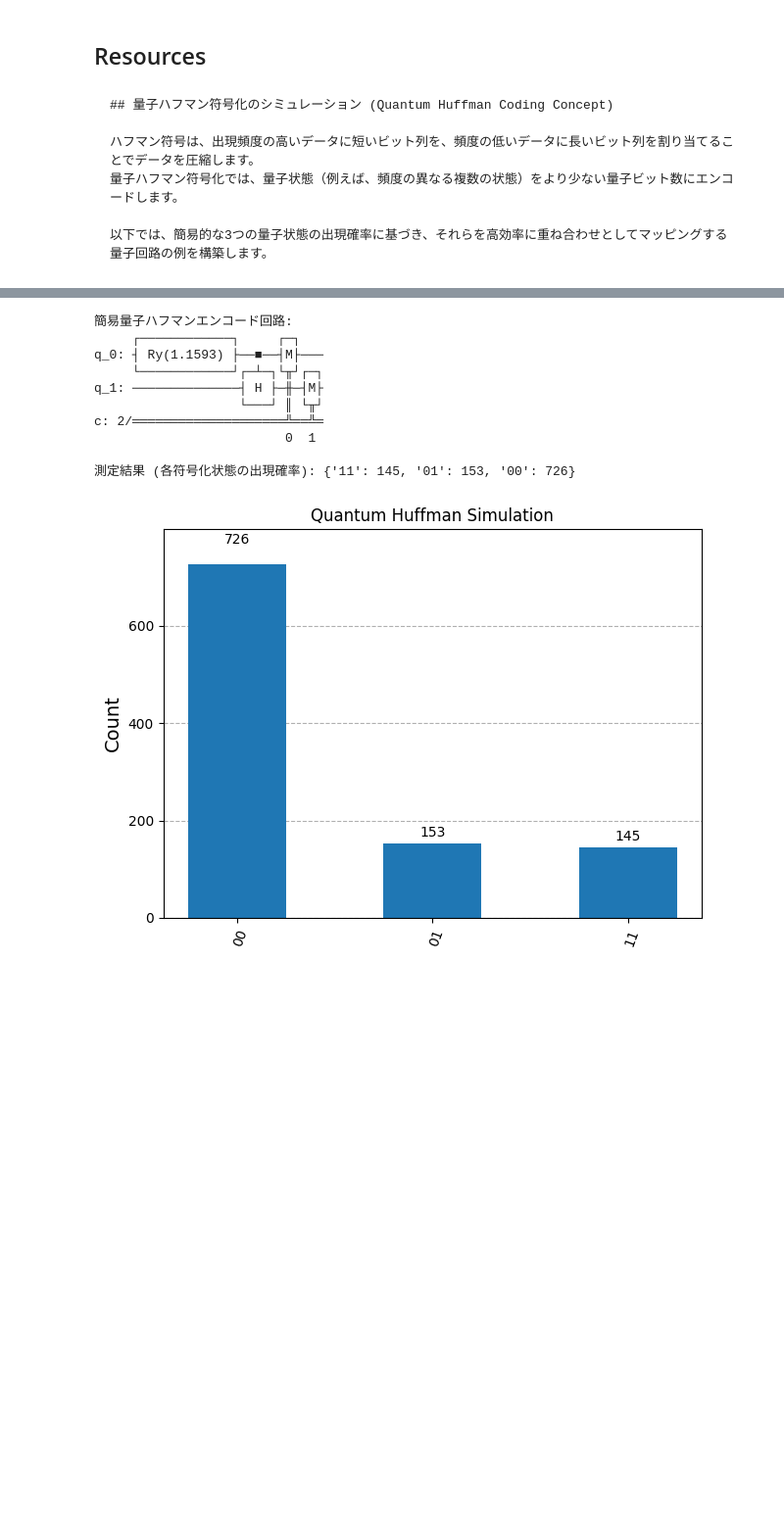
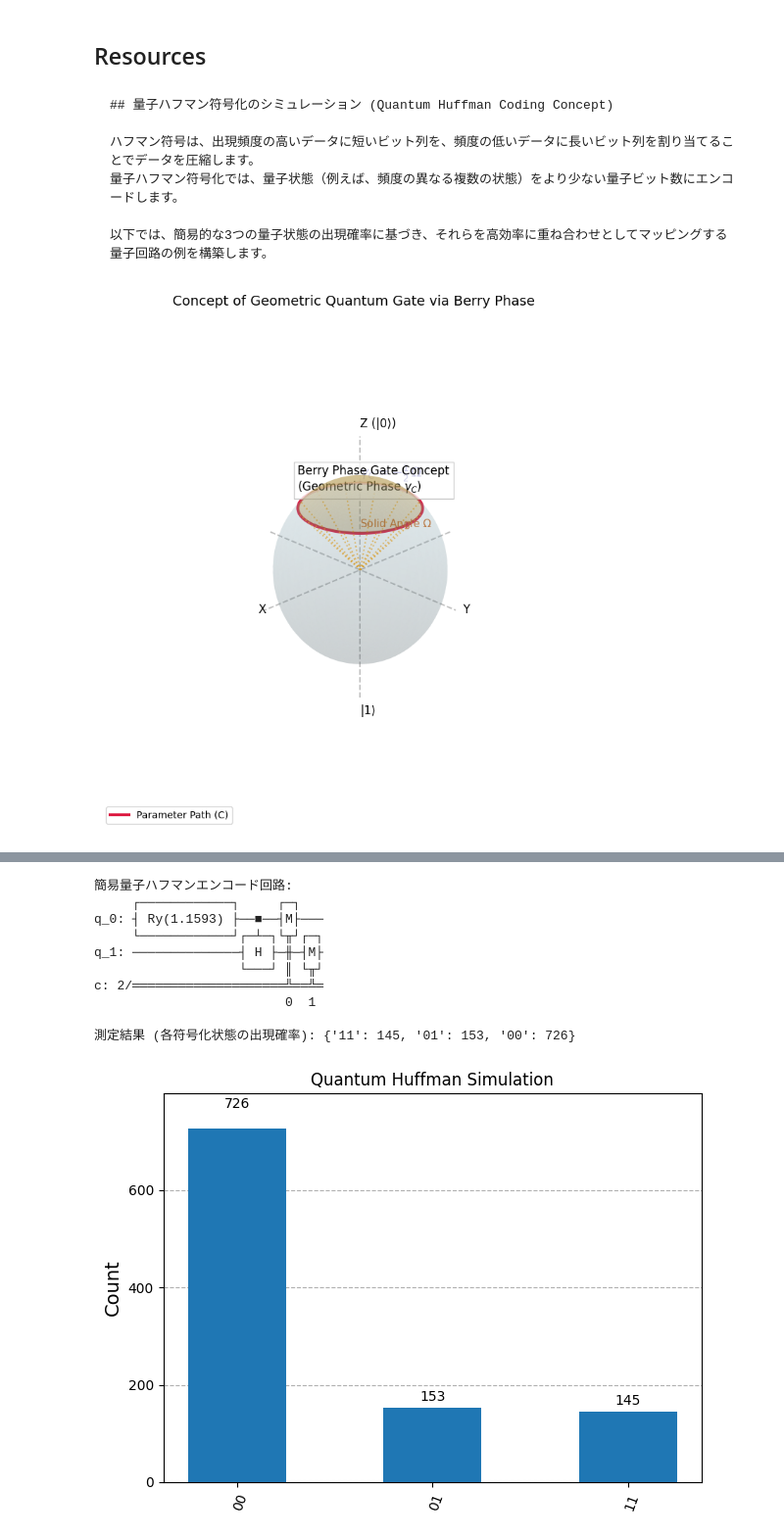
Before and after one commit to degital-secretary/Personal_Bell_Tests, a Jupyter notebook: huru_ipynb_のコピー.ipynb, the cells around one changed output, grey strips where cells are left out. Shown at 98% size. Cells and saved outputs as stored; diff of their text form; code cells hidden in the pictures; blank space fills up the shorter version.

````diff
--- a/huru_ipynb_のコピー.ipynb
+++ b/huru_ipynb_のコピー.ipynb
@@ -966,3 +966,80 @@ https://utokyo-icepp.github.io/qc-workbook/ja/prerequisites.html
 
 以下では、簡易的な3つの量子状態の出現確率に基づき、それらを高効率に重ね合わせとしてマッピングする量子回路の例を構築します。
 ```
+# %%
+import numpy as np
+import matplotlib.pyplot as plt
+from mpl_toolkits.mplot3d import Axes3D
+
+# 3D描画用のフィギュアを作成
+fig = plt.figure(figsize=(10, 8))
+ax = fig.add_subplot(111, projection='3d')
+
+# 1. ブロッホ球（あるいはパラメータ空間の単位球面）の描画
+u = np.linspace(0, 2 * np.pi, 100)
+v = np.linspace(0, np.pi, 100)
+x_sphere = np.outer(np.cos(u), np.sin(v))
+y_sphere = np.outer(np.sin(u), np.sin(v))
+z_sphere = np.outer(np.ones(np.size(u)), np.cos(v))
+
+# 半透明の球面を描画
+ax.plot_surface(x_sphere, y_sphere, z_sphere, color='lightblue', alpha=0.15, edgecolor='none')
+
+# 2. 軸の描画
+ax.plot([-1.5, 1.5], [0, 0], [0, 0], color='gray', linestyle='--', alpha=0.5)
+ax.plot([0, 0], [-1.5, 1.5], [0, 0], color='gray', linestyle='--', alpha=0.5)
+ax.plot([0, 0], [0, 0], [-1.5, 1.5], color='gray', linestyle='--', alpha=0.5)
+ax.text(1.6, 0, 0, "X", color='black', fontsize=12)
+ax.text(0, 1.6, 0, "Y", color='black', fontsize=12)
+ax.text(0, 0, 1.6, "Z (|0⟩)", color='black', fontsize=12)
+ax.text(0, 0, -1.7, "|1⟩", color='black', fontsize=12)
+
+# 3. 閉経路（ループ C）の生成
+# 例として、北極 (Z軸) からスタートし、球面上を巡って戻る円形の閉経路を描く
+theta_loop = np.pi / 4  # 緯度（頂角）
+phi_vals = np.linspace(0, 2 * np.pi, 100)
+x_path = np.sin(theta_loop) * np.cos(phi_vals)
+y_path = np.sin(theta_loop) * np.sin(phi_vals)
+z_path = np.cos(theta_loop) * np.ones_like(phi_vals)
+
+# 閉経路を描画（太い赤線）
+ax.plot(x_path, y_path, z_path, color='crimson', linewidth=3, label='Parameter Path (C)')
+
+# 4. 原点から経路へのベクトルをいくつか描画して「コーン」を表現
+for p in np.linspace(0, 2 * np.pi, 12, endpoint=False):
+    xp = np.sin(theta_loop) * np.cos(p)
+    yp = np.sin(theta_loop) * np.sin(p)
+    zp = np.cos(theta_loop)
+    ax.plot([0, xp], [0, yp], [0, zp], color='orange', linestyle=':', alpha=0.7)
+
+# 獲得するベリー位相の元になる「立体角 Ω」の領域を薄いオレンジ色でハイライト
+# 簡易的に傘の形の表面をプロット
+u_cone = np.linspace(0, 2 * np.pi, 50)
+v_cone = np.linspace(0, theta_loop, 50)
+x_cone = np.outer(np.cos(u_cone), np.sin(v_cone))
+y_cone = np.outer(np.sin(u_cone), np.sin(v_cone))
+z_cone = np.outer(np.ones(np.size(u_cone)), np.cos(v_cone))
+ax.plot_surface(x_cone, y_cone, z_cone, color='orange', alpha=0.3, edgecolor='none')
+
+# 5. ラベルとテキストの追加
+# 経路の進行方向を示す矢印の代わり
+ax.quiver(x_path[25], y_path[25], z_path[25], -np.sin(phi_vals[25]), np.cos(phi_vals[25]), 0,
+          length=0.2, color='crimson', pivot='middle', arrow_length_ratio=0.5)
+
+# 数式の注釈を追加
+ax.text(0.1, 0.1, 1.1, "$\\gamma_C = -\\frac{1}{2}\\Omega$", color='darkblue', fontsize=14, fontweight='bold')
+ax.text(0.2, 0.2, 0.6, "Solid Angle $\\Omega$", color='chocolate', fontsize=11)
+ax.text(0.5, -0.5, 0.9, "Berry Phase Gate Concept\n(Geometric Phase $\\gamma_C$)",
+        color='black', fontsize=12, bbox=dict(facecolor='white', alpha=0.8, edgecolor='silver'))
+
+# グラフの表示設定
+ax.set_box_aspect([1,1,1])
+ax.view_init(elev=25, azim=45)
+ax.axis('off')  # 枠線を消してスッキリさせる
+plt.title("Concept of Geometric Quantum Gate via Berry Phase", fontsize=14, pad=20)
+plt.legend(loc='lower left')
+
+plt.tight_layout()
+plt.show()
+# %% [output]
+[figure, added]
````
Also changed, not shown: parts of 3 cells of this notebook.
